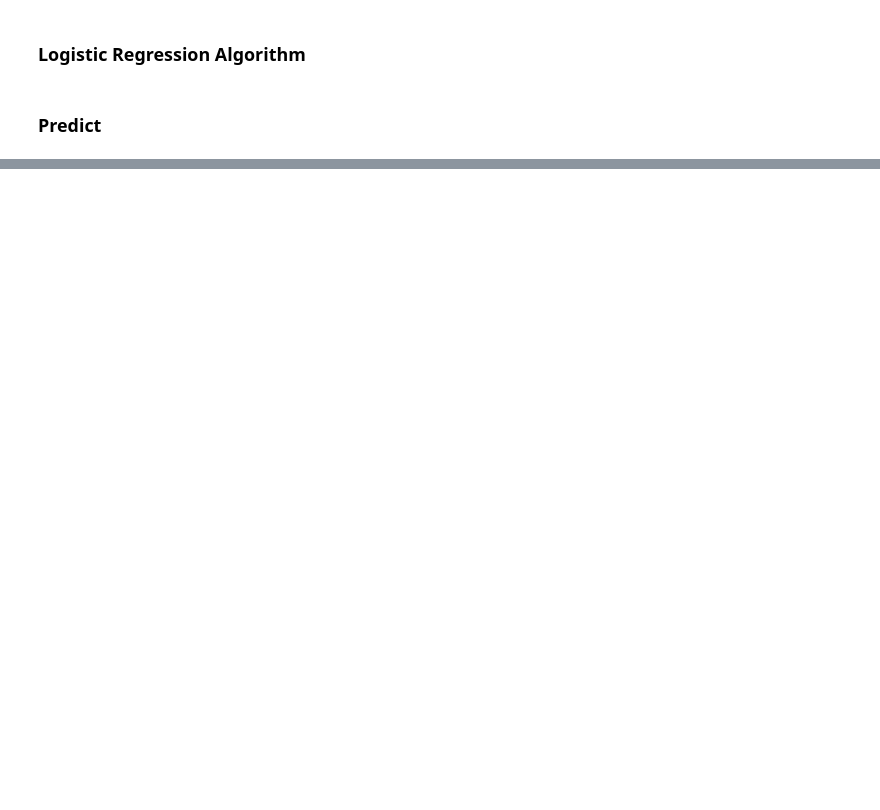
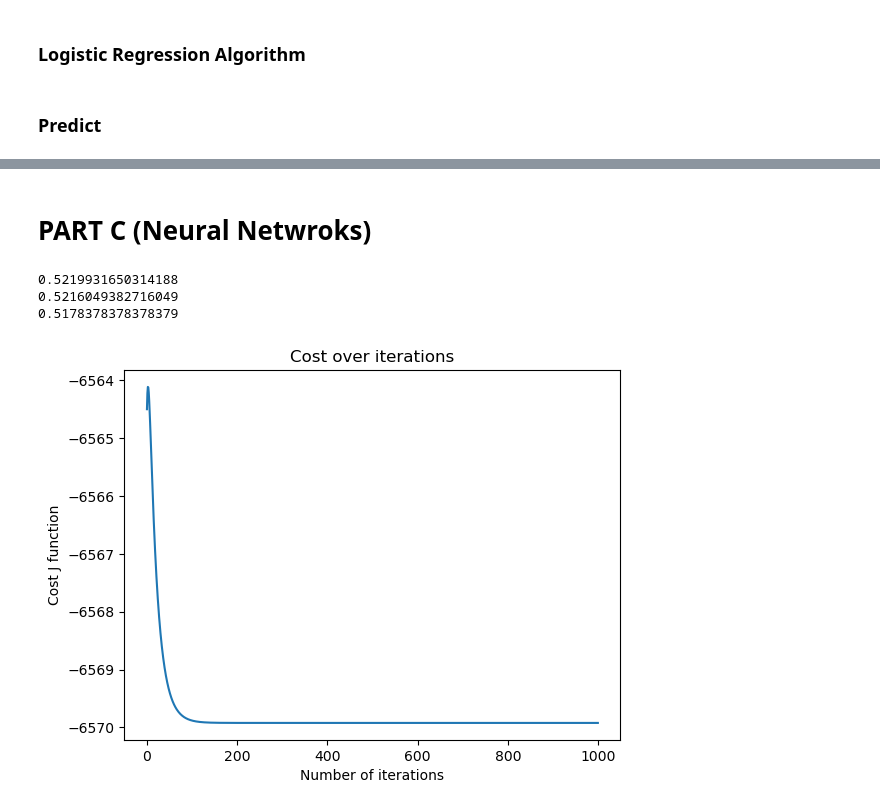
Before and after one commit to thanoskrs/MNIST-digit-classification, a Jupyter notebook: DigitClassification.ipynb, the cells around one changed output, grey strips where cells are left out. Saved outputs shown, nothing was run; the diff lists cells and outputs as text; code cells hidden in the pictures; blank space fills up the shorter version.

Commit message:
Complete Part  B and introduce Neural Networks implementation

```diff
--- a/DigitClassification.ipynb
+++ b/DigitClassification.ipynb
@@ -198,0 +219,10 @@ print(accuracy)
+# %%
+random.seed(10)
+lambdas = np.zeros(50)
+for i in range (lambdas.shape[0]):
+    lambdas[i] = 10**(-5*random.random()) * 10
+# %%
+random.seed(10)
+alphas = np.zeros(20)
+for i in range (alphas.shape[0]):
+    alphas[i] = 10**(-4*random.random())
@@ -198,0 +254,20 @@ print(accuracy)
+# %% [markdown]
+# PART C (Neural Netwroks)
+# %%
+class Layer:
+    def __init__(self, units, weights, activation = sigmoid):
+        self.W = np.random.randn(units, weights) * 0.01
+        self.b = np.zeros((units, 1))
+        self.activation = activation
+
+    def forward_prop(self, A_previous):
+        self.Z = np.dot(self.W, A_previous) + self.b
+        self.A = self.activation(self.Z)
+        return self.A
+
+    def back_prop(self, upper_layer, A_previous, m, learning_rate):
+        self.dZ = upper_layer.W.T.dot(upper_layer.dZ) * d_sigmoid(self.Z)
+        self.dW = (1/m) * self.dZ.dot(A_previous.T)
+        self.db = (1/m) * np.sum(self.dZ, axis=1,keepdims=True)
+        self.W -= learning_rate*self.dW
+        self.b -= learning_rate*self.db
@@ -198,0 +349,19 @@ print(accuracy)
+# %%
+hidden_layer = Layer(8, X_train.shape[1])
+output_layer = Layer(1, hidden_layer.W.shape[0])
+
+nn = NeuralNetwork()
+
+nn.input_layer(X_train, y_train)
+nn.add(hidden_layer)
+nn.add(output_layer)
+
+nn.train(learning_rate=.01, epochs = 1000, early_stopping=True)
+# %%
+print(nn.accuracy(X_train, y_train))
+print(nn.accuracy(X_dev, y_dev))
+print(nn.accuracy(X_test, y_test))
+# %% [output]
+0.5219931650314188
+0.5216049382716049
+0.5178378378378379
@@ -198,0 +375,8 @@ print(accuracy)
+# %%
+plt.plot(np.arange(nn.J.shape[0]), nn.J)
+plt.title("Cost over iterations")
+plt.xlabel("Number of iterations")
+plt.ylabel("Cost J function")
+plt.show()
+# %% [output]
+[figure, added]
```
Also changed, not shown: parts of 17 cells of this notebook.
